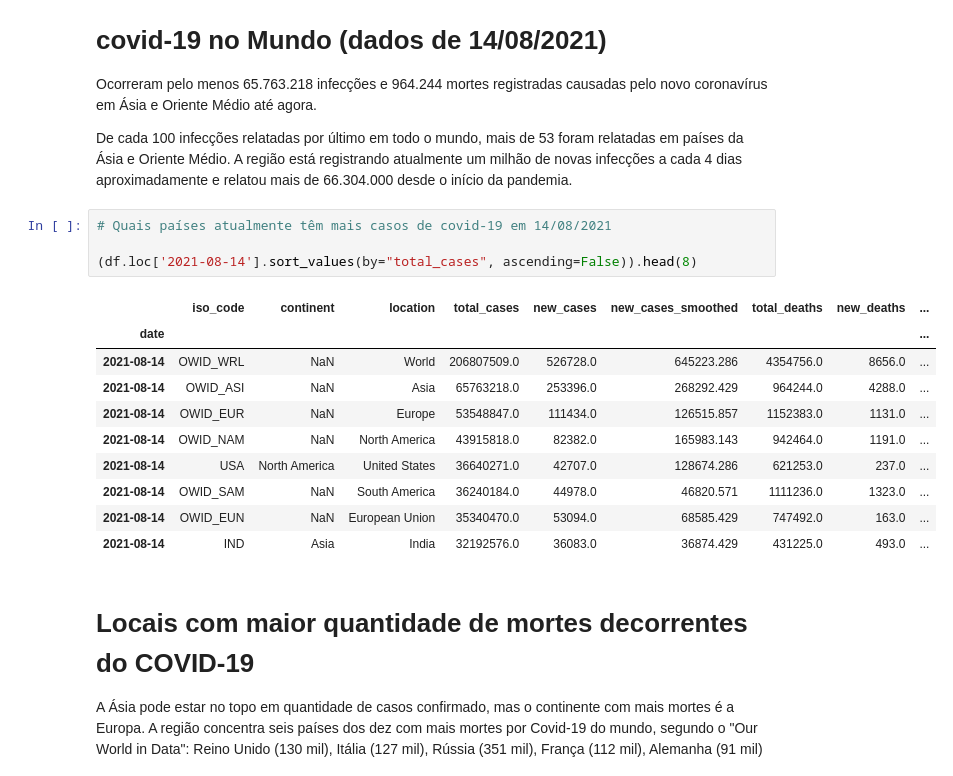
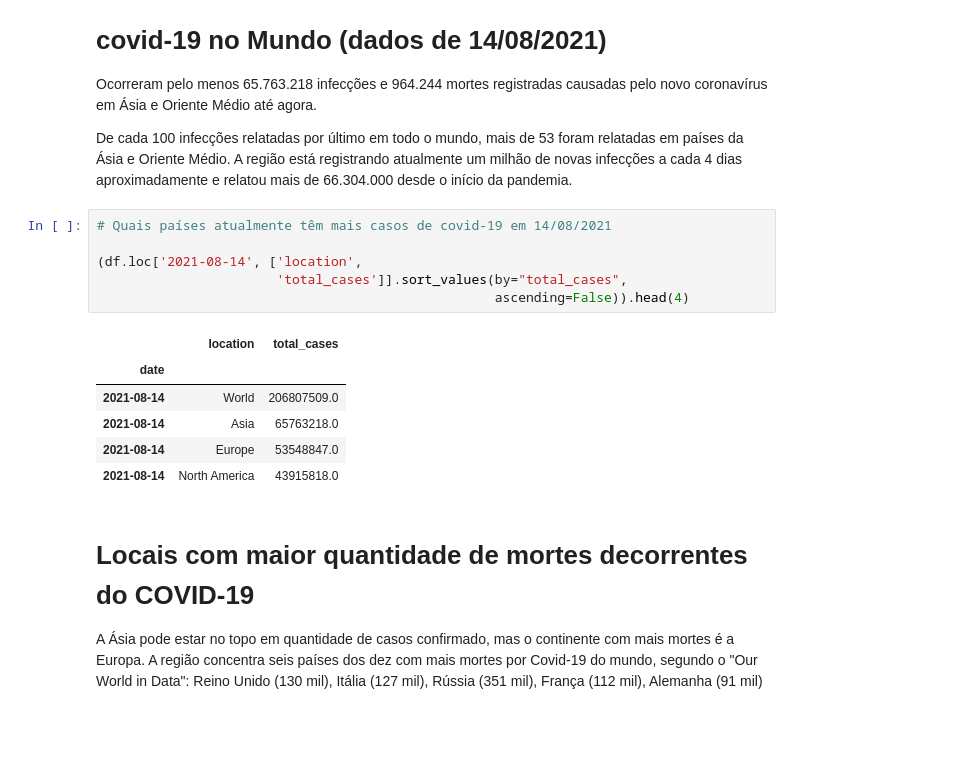
Before and after one commit to rebsfeitosa/covid19, a Jupyter notebook: Panorama_do_COVID_19_no_Brasil.ipynb, the cells around one changed output. Drawn from its saved outputs; the diff is of its cells as text; blank space fills up the shorter version.

```diff
--- a/Panorama_do_COVID_19_no_Brasil.ipynb
+++ b/Panorama_do_COVID_19_no_Brasil.ipynb
@@ -168,18 +168,16 @@ De cada 100 infecções relatadas por último em todo o mundo, mais de 53 foram
 # %%
 # Quais países atualmente têm mais casos de covid-19 em 14/08/2021
 
-(df.loc['2021-08-14'].sort_values(by="total_cases", ascending=False)).head(8)
+(df.loc['2021-08-14', ['location',
+                       'total_cases']].sort_values(by="total_cases",
+                                                   ascending=False)).head(4)
 # %% [output]
-|  | iso_code | continent | location | total_cases | new_cases | new_cases_smoothed | total_deaths | new_deaths | ... |
-| date |  |  |  |  |  |  |  |  | ... |
-| 2021-08-14 | OWID_WRL | NaN | World | 206807509.0 | 526728.0 | 645223.286 | 4354756.0 | 8656.0 | ... |
-| 2021-08-14 | OWID_ASI | NaN | Asia | 65763218.0 | 253396.0 | 268292.429 | 964244.0 | 4288.0 | ... |
-| 2021-08-14 | OWID_EUR | NaN | Europe | 53548847.0 | 111434.0 | 126515.857 | 1152383.0 | 1131.0 | ... |
-| 2021-08-14 | OWID_NAM | NaN | North America | 43915818.0 | 82382.0 | 165983.143 | 942464.0 | 1191.0 | ... |
-| 2021-08-14 | USA | North America | United States | 36640271.0 | 42707.0 | 128674.286 | 621253.0 | 237.0 | ... |
-| 2021-08-14 | OWID_SAM | NaN | South America | 36240184.0 | 44978.0 | 46820.571 | 1111236.0 | 1323.0 | ... |
-| 2021-08-14 | OWID_EUN | NaN | European Union | 35340470.0 | 53094.0 | 68585.429 | 747492.0 | 163.0 | ... |
-| 2021-08-14 | IND | Asia | India | 32192576.0 | 36083.0 | 36874.429 | 431225.0 | 493.0 | ... |
+|  | location | total_cases |
+| date |  |  |
+| 2021-08-14 | World | 206807509.0 |
+| 2021-08-14 | Asia | 65763218.0 |
+| 2021-08-14 | Europe | 53548847.0 |
+| 2021-08-14 | North America | 43915818.0 |
 # %% [markdown]
 # Locais com maior quantidade de mortes decorrentes do COVID-19
 
```
Also changed, not shown: parts of 8 cells of this notebook.
